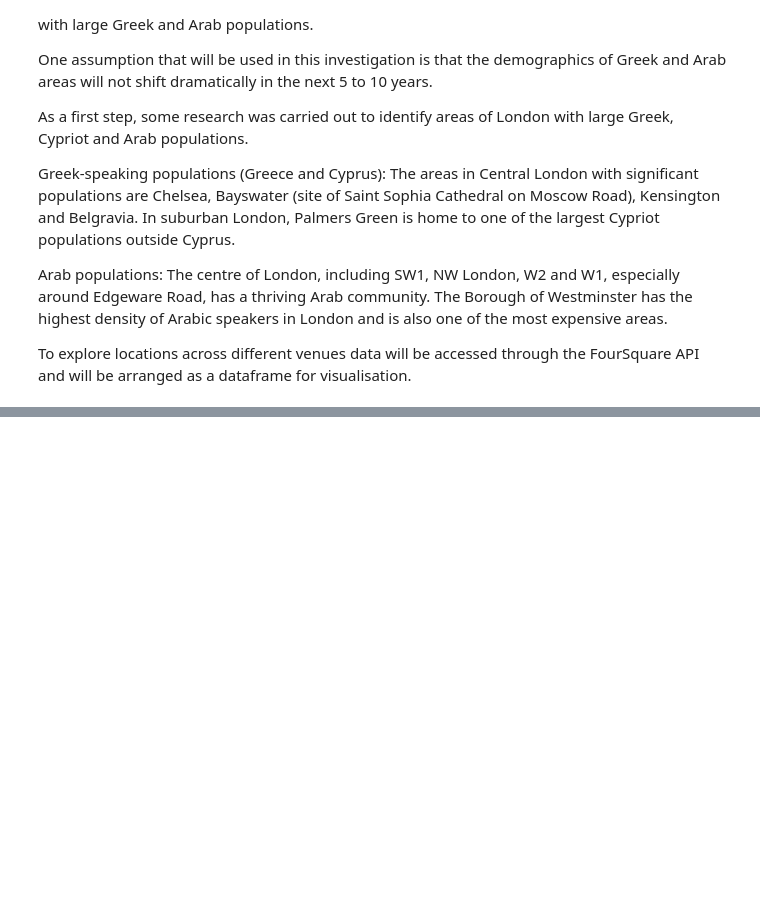
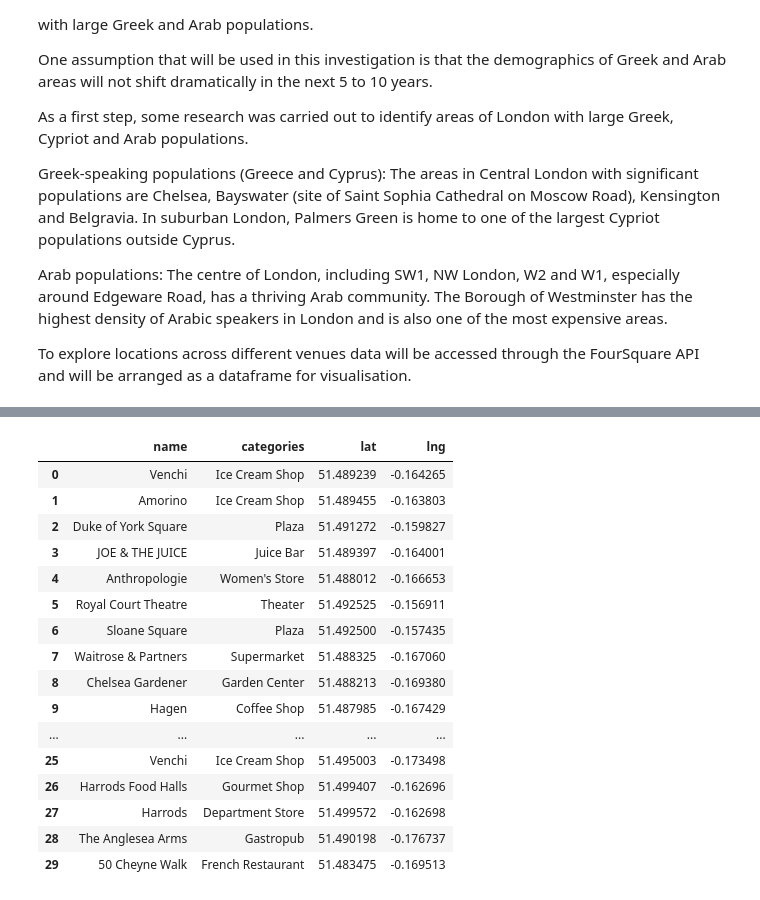
Before and after one commit to spyroscharonis/Coursera_Capstone, a Jupyter notebook: London Restaurant Chain.ipynb, the cells around one changed output, grey strips where cells are left out. Cells and saved outputs as stored; diff of their text form; code cells hidden in the pictures; blank space fills up the shorter version.

```diff
--- a/London Restaurant Chain.ipynb
+++ b/London Restaurant Chain.ipynb
@@ -26,0 +380,4 @@ To explore locations across different venues data will be accessed through the F
+# %%
+# Resets the current index to a new one
+sw3 = df_loc.reset_index().drop('index', axis = 1)
+sw3.loc[sw3['Postcode\xa0district'] == 'SW3']
@@ -26,0 +388,5 @@ To explore locations across different venues data will be accessed through the F
+# %%
+sw3_lat = sw3.loc[3, 'Latitude']
+sw3_long = sw3.loc[3, 'Longitude']
+sw3_loc = sw3.loc[3, 'Location']
+sw3_postcode = sw3.loc[3, 'Postcode\xa0district']
@@ -26,0 +436,29 @@ To explore locations across different venues data will be accessed through the F
+# %%
+# The result is then cleaned up from json to a structured pandas dataframe
+
+venues_chelsea = results_chelsea['response']['groups'][0]['items']
+
+nearby_venues = json_normalize(venues_chelsea)
+filtered_columns = ['venue.name', 'venue.categories', 'venue.location.lat', 'venue.location.lng'] # filter columns
+nearby_venues =nearby_venues.loc[:, filtered_columns] # filter category for each row
+nearby_venues['venue.categories'] = nearby_venues.apply(get_category_type, axis=1) # clean columns
+nearby_venues.columns = [col.split(".")[-1] for col in nearby_venues.columns]
+nearby_venues.head(30)
+# %% [output]
+|  | name | categories | lat | lng |
+| 0 | Venchi | Ice Cream Shop | 51.489239 | -0.164265 |
+| 1 | Amorino | Ice Cream Shop | 51.489455 | -0.163803 |
+| 2 | Duke of York Square | Plaza | 51.491272 | -0.159827 |
+| 3 | JOE & THE JUICE | Juice Bar | 51.489397 | -0.164001 |
+| 4 | Anthropologie | Women's Store | 51.488012 | -0.166653 |
+| 5 | Royal Court Theatre | Theater | 51.492525 | -0.156911 |
+| 6 | Sloane Square | Plaza | 51.492500 | -0.157435 |
+| 7 | Waitrose & Partners | Supermarket | 51.488325 | -0.167060 |
+| 8 | Chelsea Gardener | Garden Center | 51.488213 | -0.169380 |
+| 9 | Hagen | Coffee Shop | 51.487985 | -0.167429 |
+| ... | ... | ... | ... | ... |
+| 25 | Venchi | Ice Cream Shop | 51.495003 | -0.173498 |
+| 26 | Harrods Food Halls | Gourmet Shop | 51.499407 | -0.162696 |
+| 27 | Harrods | Department Store | 51.499572 | -0.162698 |
+| 28 | The Anglesea Arms | Gastropub | 51.490198 | -0.176737 |
+| 29 | 50 Cheyne Walk | French Restaurant | 51.483475 | -0.169513 |
```
Also changed, not shown: parts of 46 cells of this notebook.
